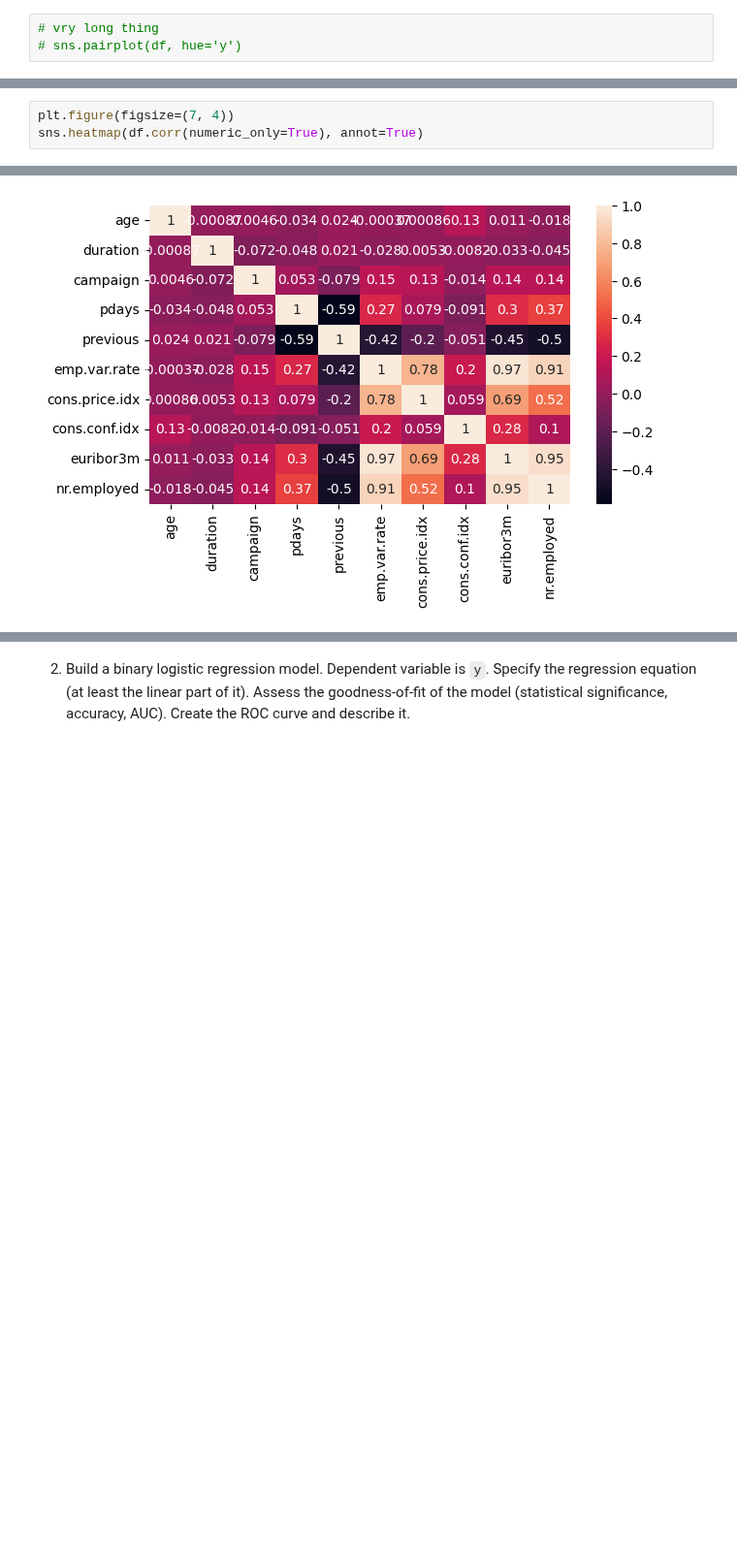
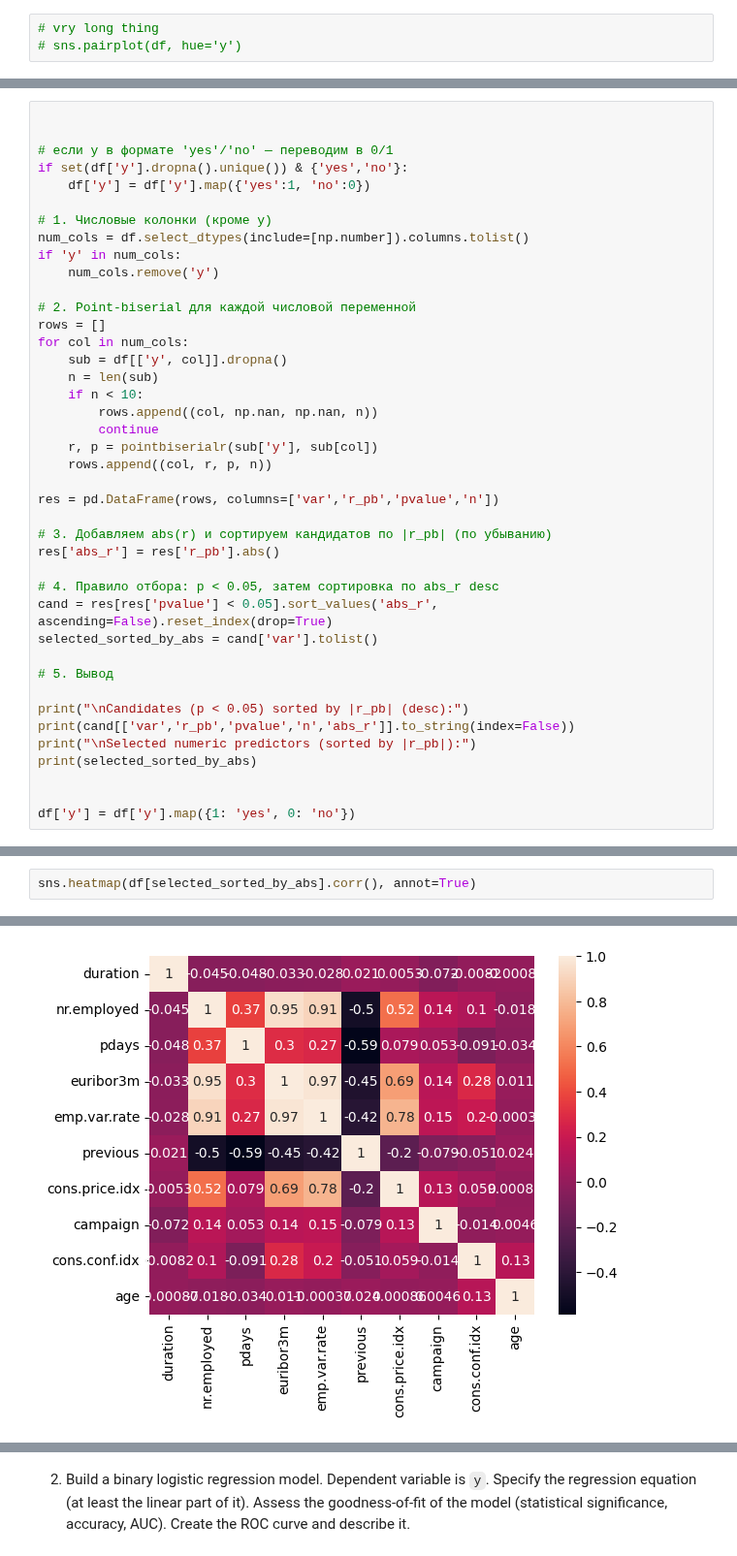
Before and after one commit to CepbluKot/hse-data-analysis-2025, a Jupyter notebook: hw6/Task6_06.11.2025.ipynb, the cells around one changed output, grey strips where cells are left out. Shown at 97% size. Saved outputs shown, nothing was run; the diff lists cells and outputs as text; blank space fills up the shorter version.

```diff
--- a/hw6/Task6_06.11.2025.ipynb
+++ b/hw6/Task6_06.11.2025.ipynb
@@ -165,0 +169,41 @@ df[num_vars]
+# %%
+
+
+# если y в формате 'yes'/'no' — переводим в 0/1
+if set(df['y'].dropna().unique()) & {'yes','no'}:
+    df['y'] = df['y'].map({'yes':1, 'no':0})
+
+# 1. Числовые колонки (кроме y)
+num_cols = df.select_dtypes(include=[np.number]).columns.tolist()
+if 'y' in num_cols:
+    num_cols.remove('y')
+
+# 2. Point-biserial для каждой числовой переменной
+rows = []
+for col in num_cols:
+    sub = df[['y', col]].dropna()
+    n = len(sub)
+    if n < 10:
+        rows.append((col, np.nan, np.nan, n))
+        continue
+    r, p = pointbiserialr(sub['y'], sub[col])
+    rows.append((col, r, p, n))
+
+res = pd.DataFrame(rows, columns=['var','r_pb','pvalue','n'])
+
+# 3. Добавляем abs(r) и сортируем кандидатов по |r_pb| (по убыванию)
+res['abs_r'] = res['r_pb'].abs()
+
+# 4. Правило отбора: p < 0.05, затем сортировка по abs_r desc
+cand = res[res['pvalue'] < 0.05].sort_values('abs_r', ascending=False).reset_index(drop=True)
+selected_sorted_by_abs = cand['var'].tolist()
+
+# 5. Вывод
+
+print("\nCandidates (p < 0.05) sorted by |r_pb| (desc):")
+print(cand[['var','r_pb','pvalue','n','abs_r']].to_string(index=False))
+print("\nSelected numeric predictors (sorted by |r_pb|):")
+print(selected_sorted_by_abs)
+
+
+df['y'] = df['y'].map({1: 'yes', 0: 'no'})
@@ -166,6 +226,5 @@ df[num_vars]
 # %%
-plt.figure(figsize=(7, 4))
-sns.heatmap(df.corr(numeric_only=True), annot=True)
+sns.heatmap(df[selected_sorted_by_abs].corr(), annot=True)
 # %% [output]
 <Axes: >
-[figure, old version]
+[figure, new version]
```
Also changed, not shown: parts of 33 cells of this notebook.
